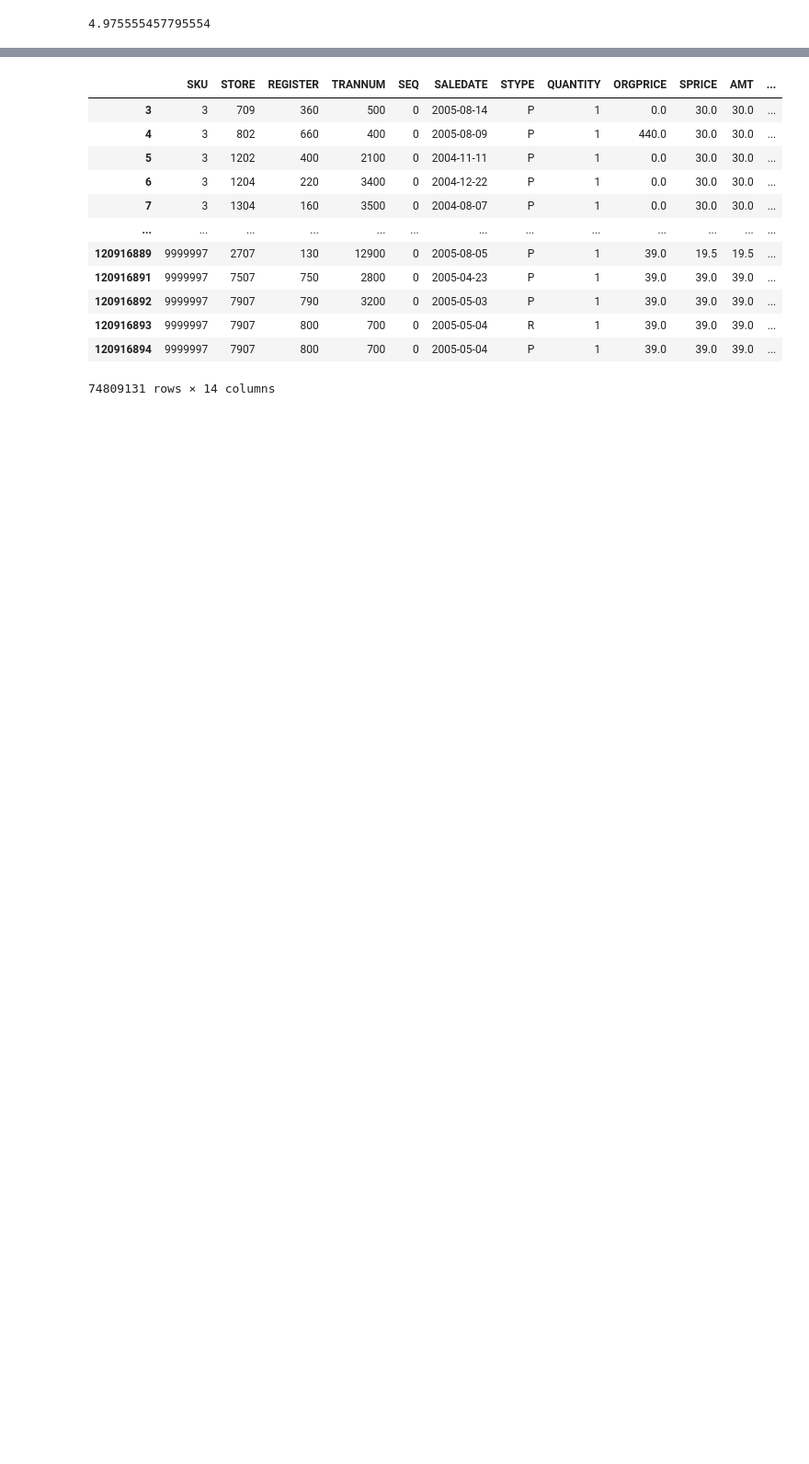
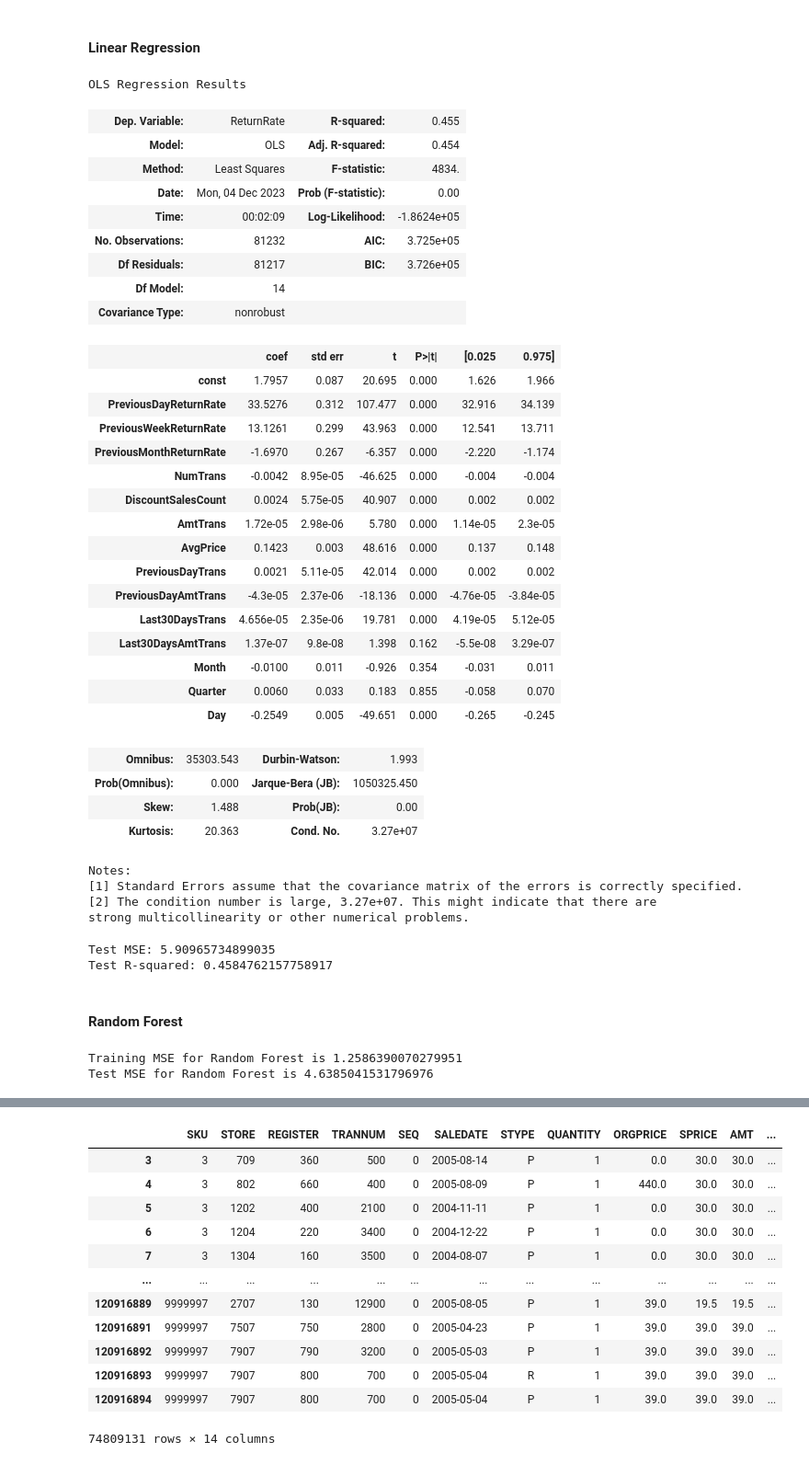
Before and after one commit to MSIA/MLDS400_group014, a Jupyter notebook: modeling/modelings.ipynb, the cells around one changed output, grey strips where cells are left out. Shown at 92% size. Saved outputs shown, nothing was run; the diff lists cells and outputs as text; code cells hidden in the pictures; blank space fills up the shorter version.

```diff
--- a/modeling/modelings.ipynb
+++ b/modeling/modelings.ipynb
@@ -3,7 +3,7 @@ import pandas as pd
 import numpy as np
 import matplotlib.pyplot as plt
 # %%
-return_df =pd.read_csv("new_return_df_with_feature.csv")
+return_df =pd.read_csv("return_df.csv")
 # %%
 return_df.ReturnRate = return_df.ReturnRate*100
 # %%
@@ -12,6 +12,12 @@ from sklearn.ensemble import RandomForestRegressor  # For regression
 from sklearn.model_selection import train_test_split
 from sklearn.metrics import accuracy_score, mean_squared_error
 import pandas as pd
+# %%
+return_df = return_df[return_df.SALEDATE >= "2004-08-30"]
 # %%
 return_df = return_df.dropna()
+# %%
+return_df['Month'] = pd.to_datetime(return_df['SALEDATE']).dt.month
+return_df['Quarter'] = pd.to_datetime(return_df['SALEDATE']).dt.quarter
+return_df['Day'] = pd.to_datetime(return_df['SALEDATE']).dt.dayofweek
 # %%
@@ -19,4 +25,70 @@ X = return_df.drop(['ReturnRate','SALEDATE'], axis=1)
 y = return_df['ReturnRate']
 X_train, X_test, y_train, y_test = train_test_split(X, y, test_size=0.3, random_state=42)
+# %% [markdown]
+#### Linear Regression
+# %%
+import statsmodels.api as sm
+X_train_sm = sm.add_constant(X_train)
+model = sm.OLS(y_train, X_train_sm).fit()
+summary = model.summary()
+summary
+# %% [output]
+OLS Regression Results
+| Dep. Variable: | ReturnRate | R-squared: | 0.455 |
+| Model: | OLS | Adj. R-squared: | 0.454 |
+| Method: | Least Squares | F-statistic: | 4834. |
+| Date: | Mon, 04 Dec 2023 | Prob (F-statistic): | 0.00 |
+| Time: | 00:02:09 | Log-Likelihood: | -1.8624e+05 |
+| No. Observations: | 81232 | AIC: | 3.725e+05 |
+| Df Residuals: | 81217 | BIC: | 3.726e+05 |
+| Df Model: | 14 |  |  |
+| Covariance Type: | nonrobust |  |  |
+|  | coef | std err | t | P>|t| | [0.025 | 0.975] |
+| const | 1.7957 | 0.087 | 20.695 | 0.000 | 1.626 | 1.966 |
+| PreviousDayReturnRate | 33.5276 | 0.312 | 107.477 | 0.000 | 32.916 | 34.139 |
+| PreviousWeekReturnRate | 13.1261 | 0.299 | 43.963 | 0.000 | 12.541 | 13.711 |
+| PreviousMonthReturnRate | -1.6970 | 0.267 | -6.357 | 0.000 | -2.220 | -1.174 |
+| NumTrans | -0.0042 | 8.95e-05 | -46.625 | 0.000 | -0.004 | -0.004 |
+| DiscountSalesCount | 0.0024 | 5.75e-05 | 40.907 | 0.000 | 0.002 | 0.002 |
+| AmtTrans | 1.72e-05 | 2.98e-06 | 5.780 | 0.000 | 1.14e-05 | 2.3e-05 |
+| AvgPrice | 0.1423 | 0.003 | 48.616 | 0.000 | 0.137 | 0.148 |
+| PreviousDayTrans | 0.0021 | 5.11e-05 | 42.014 | 0.000 | 0.002 | 0.002 |
+| PreviousDayAmtTrans | -4.3e-05 | 2.37e-06 | -18.136 | 0.000 | -4.76e-05 | -3.84e-05 |
+| Last30DaysTrans | 4.656e-05 | 2.35e-06 | 19.781 | 0.000 | 4.19e-05 | 5.12e-05 |
+| Last30DaysAmtTrans | 1.37e-07 | 9.8e-08 | 1.398 | 0.162 | -5.5e-08 | 3.29e-07 |
+| Month | -0.0100 | 0.011 | -0.926 | 0.354 | -0.031 | 0.011 |
+| Quarter | 0.0060 | 0.033 | 0.183 | 0.855 | -0.058 | 0.070 |
+| Day | -0.2549 | 0.005 | -49.651 | 0.000 | -0.265 | -0.245 |
+| Omnibus: | 35303.543 | Durbin-Watson: | 1.993 |
+| Prob(Omnibus): | 0.000 | Jarque-Bera (JB): | 1050325.450 |
+| Skew: | 1.488 | Prob(JB): | 0.00 |
+| Kurtosis: | 20.363 | Cond. No. | 3.27e+07 |
+Notes:
+[1] Standard Errors assume that the covariance matrix of the errors is correctly specified.
+[2] The condition number is large, 3.27e+07. This might indicate that there are
+strong multicollinearity or other numerical problems.
+# %%
+X_test_sm = sm.add_constant(X_test)
+# Make predictions on the test set
+y_test_pred = model.predict(X_test_sm)
+# Calculate residuals
+residuals = y_test - y_test_pred
+
+# Compute the Mean Squared Error
+mse = np.mean(residuals**2)
+
+# To calculate the R-squared for the test set manually
+ss_total = np.sum((y_test - np.mean(y_test))**2)  # Total sum of squares
+ss_res = np.sum(residuals**2)                      # Residual sum of squares
+r_squared = 1 - (ss_res / ss_total)
+
+# Now, you can print or return these statistics
+print(f"Test MSE: {mse}")
+print(f"Test R-squared: {r_squared}")
+# %% [output]
+Test MSE: 5.90965734899035
+Test R-squared: 0.4584762157758917
+# %% [markdown]
+#### Random Forest
 # %%
 # Create a Random Forest Regressor model
@@ -33,4 +106,6 @@ mse = mean_squared_error(y_test, y_pred)
 # %%
-mse
+print("Training MSE for Random Forest is", train_mse)
+print("Test MSE for Random Forest is", test_mse)
 # %% [output]
-4.975555457795554
+Training MSE for Random Forest is 1.2586390070279951
+Test MSE for Random Forest is 4.6385041531796976
```
Also changed, not shown: parts of 20 cells of this notebook, 2 other files.
